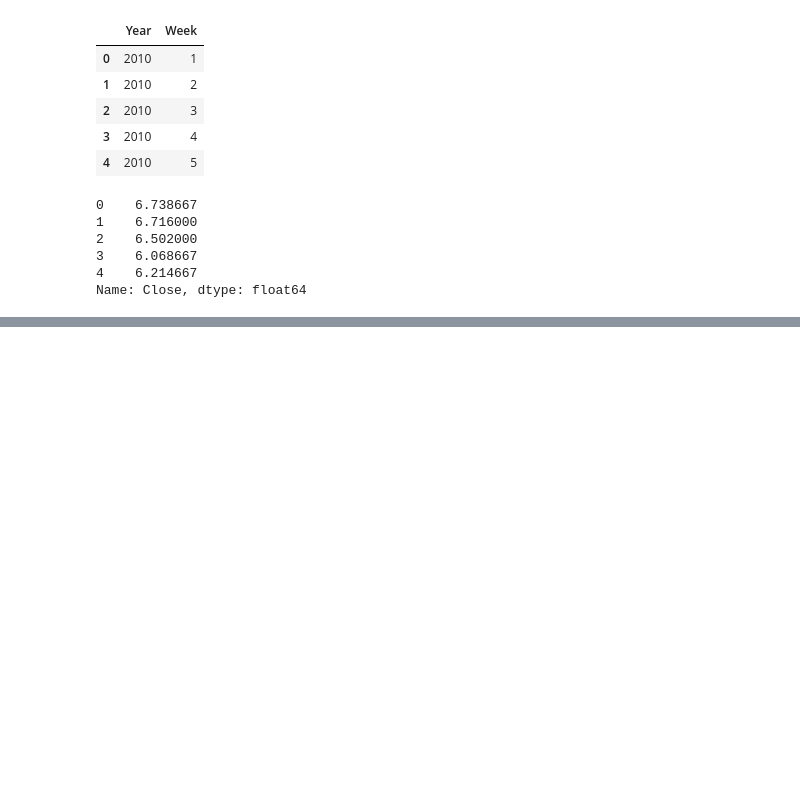
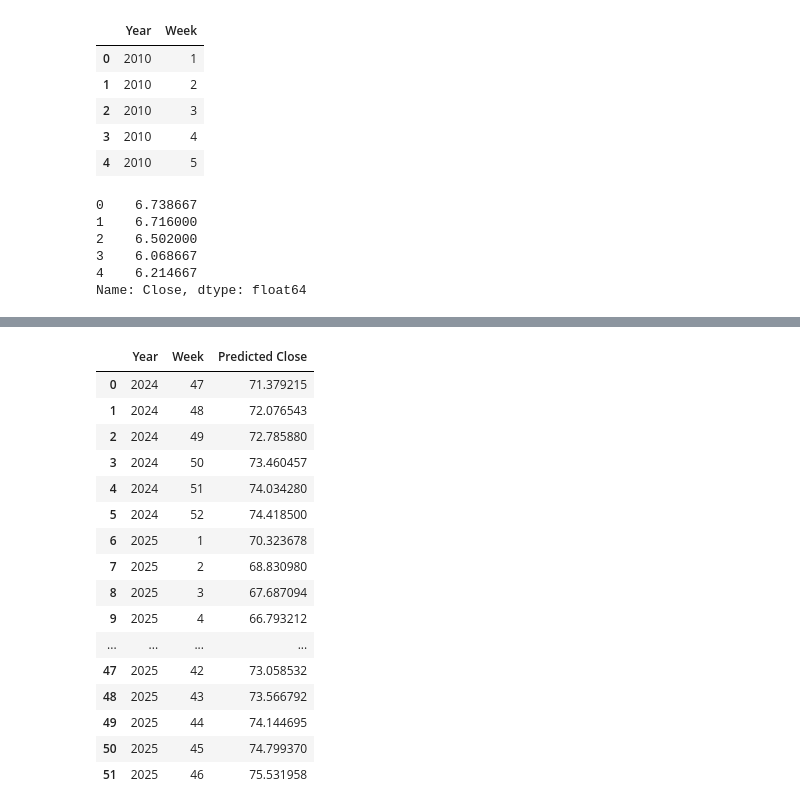
Before and after one commit to sai14karthik/xAI, a Jupyter notebook: averages.ipynb, the cells around one changed output, grey strips where cells are left out. Cells and saved outputs as stored; diff of their text form; code cells hidden in the pictures; blank space fills up the shorter version.

```diff
--- a/averages.ipynb
+++ b/averages.ipynb
@@ -203 +220,21 @@ plt.show()
+# %%
+future_weeks
+# %% [output]
+|  | Year | Week | Predicted Close |
+| 0 | 2024 | 47 | 71.379215 |
+| 1 | 2024 | 48 | 72.076543 |
+| 2 | 2024 | 49 | 72.785880 |
+| 3 | 2024 | 50 | 73.460457 |
+| 4 | 2024 | 51 | 74.034280 |
+| 5 | 2024 | 52 | 74.418500 |
+| 6 | 2025 | 1 | 70.323678 |
+| 7 | 2025 | 2 | 68.830980 |
+| 8 | 2025 | 3 | 67.687094 |
+| 9 | 2025 | 4 | 66.793212 |
+| ... | ... | ... | ... |
+| 47 | 2025 | 42 | 73.058532 |
+| 48 | 2025 | 43 | 73.566792 |
+| 49 | 2025 | 44 | 74.144695 |
+| 50 | 2025 | 45 | 74.799370 |
+| 51 | 2025 | 46 | 75.531958 |
 # %%
```
Also changed, not shown: parts of 12 cells of this notebook, 2 other files.
